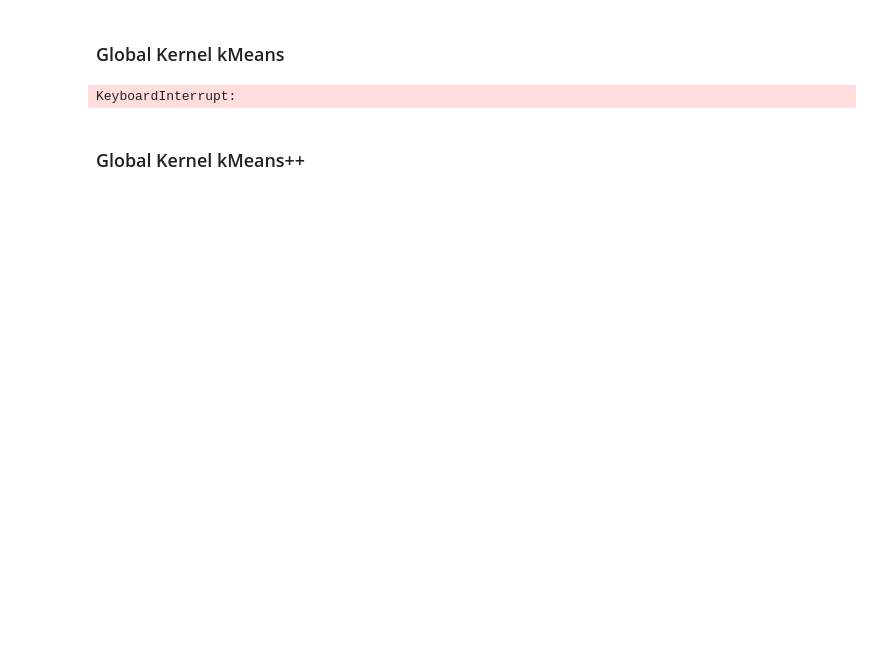
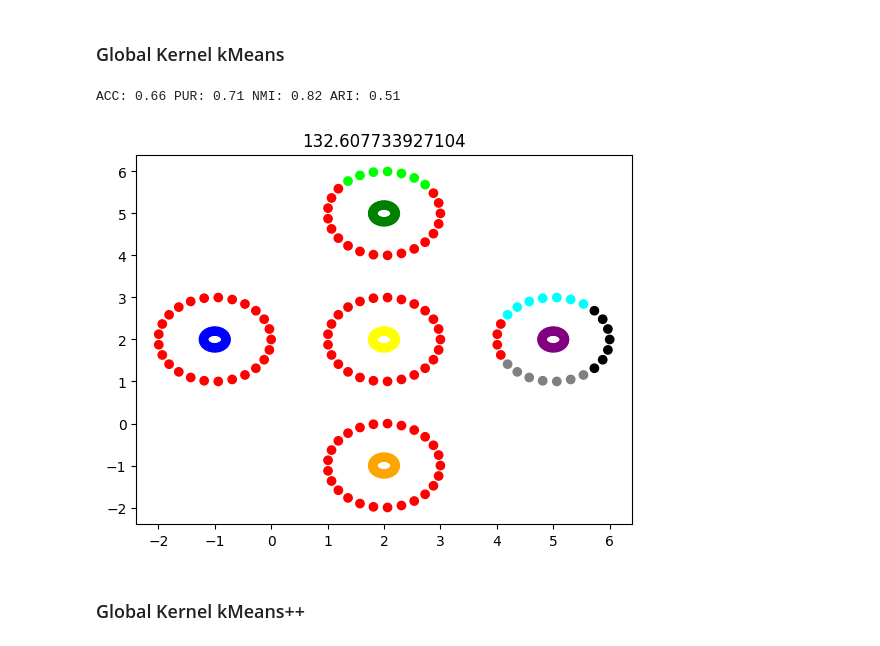
Before and after one commit to gvardakas/global-kernel-k-means-pp, a Jupyter notebook: Kernel k-means.ipynb, the cells around one changed output. Saved outputs shown, nothing was run; the diff lists cells and outputs as text; code cells hidden in the pictures; blank space fills up the shorter version.

```diff
--- a/Kernel k-means.ipynb
+++ b/Kernel k-means.ipynb
@@ -97,12 +98,14 @@ Executing Kernel k-Means++ Initialization
 # %%
 globalKernelKMeans = GlobalKernelKMeans(n_clusters=K, kernel_matrix=kernel_matrix)
 globalKernelKMeans.fit(X)
 acc, pur, nmi, ari = evaluator.evaluate_model(y, globalKernelKMeans.labels_[K])
+evaluator.print_evaluation()
 plt.scatter(X[:, 0], X[:, 1], c=globalKernelKMeans.labels_[K], cmap=ListedColormap(colors))
 plt.title(globalKernelKMeans.inertia_[K])
 plt.show()
 # %% [output]
-KeyboardInterrupt:
+ACC: 0.66 PUR: 0.71 NMI: 0.82 ARI: 0.51
+[figure, added]
 # %% [markdown]
 ### Global Kernel kMeans++
 # %%
```
Also changed, not shown: parts of 5 cells of this notebook.
